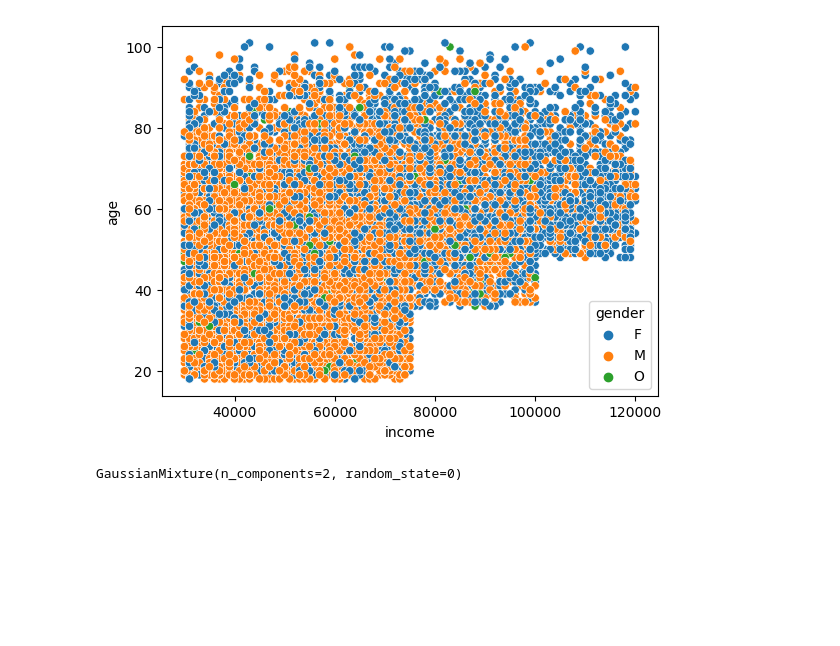
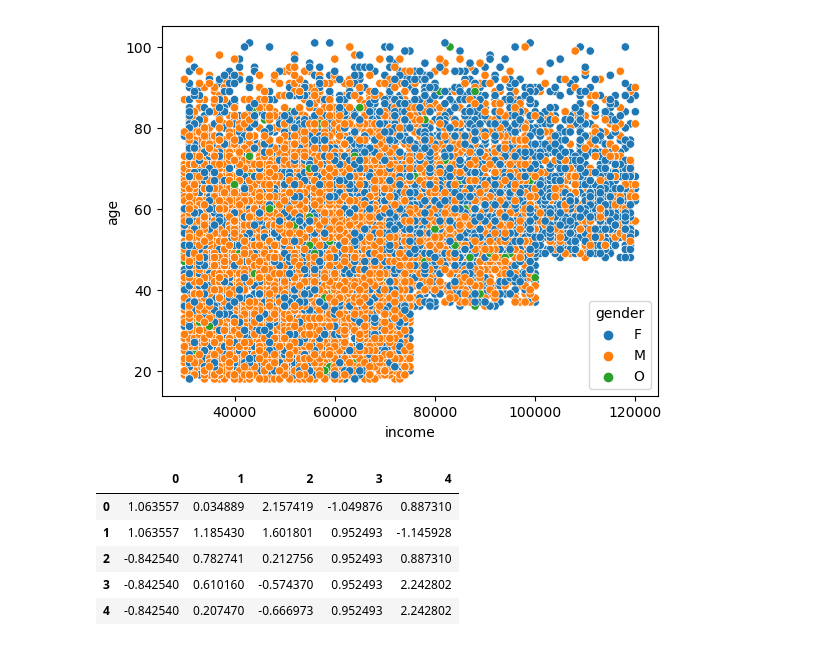
Before and after one commit to ApuAdh/RFP, a Jupyter notebook: Gaussian Mixed Model.ipynb, the cells around one changed output. Cells and saved outputs as stored; diff of their text form; code cells hidden in the pictures; blank space fills up the shorter version.

```diff
--- a/Gaussian Mixed Model.ipynb
+++ b/Gaussian Mixed Model.ipynb
@@ -68,8 +68,18 @@ cp = cp.drop('id', axis=1)
 cp['ever_married'] = cp['ever_married'].replace({'Yes': 1, 'No': 0})
 # %%
 cp = cp.drop('home_state', axis=1)
+# %%
+cp = cp.drop('became_member_on (year month day)', axis=1)
 # %%
 scaler = StandardScaler()
 scaled_array = scaler.fit_transform(cp)
 # %%
 df = pd.DataFrame(scaled_array)
+df.head()
+# %% [output]
+|  | 0 | 1 | 2 | 3 | 4 |
+| 0 | 1.063557 | 0.034889 | 2.157419 | -1.049876 | 0.887310 |
+| 1 | 1.063557 | 1.185430 | 1.601801 | 0.952493 | -1.145928 |
+| 2 | -0.842540 | 0.782741 | 0.212756 | 0.952493 | 0.887310 |
+| 3 | -0.842540 | 0.610160 | -0.574370 | 0.952493 | 2.242802 |
+| 4 | -0.842540 | 0.207470 | -0.666973 | 0.952493 | 2.242802 |
@@ -78,4 +85,0 @@ gm = GaussianMixture(n_components=2, random_state=0).fit(df)
-# %%
-gm.means_
-# %% [output]
-GaussianMixture(n_components=2, random_state=0)
```
Also changed, not shown: parts of 16 cells of this notebook.
